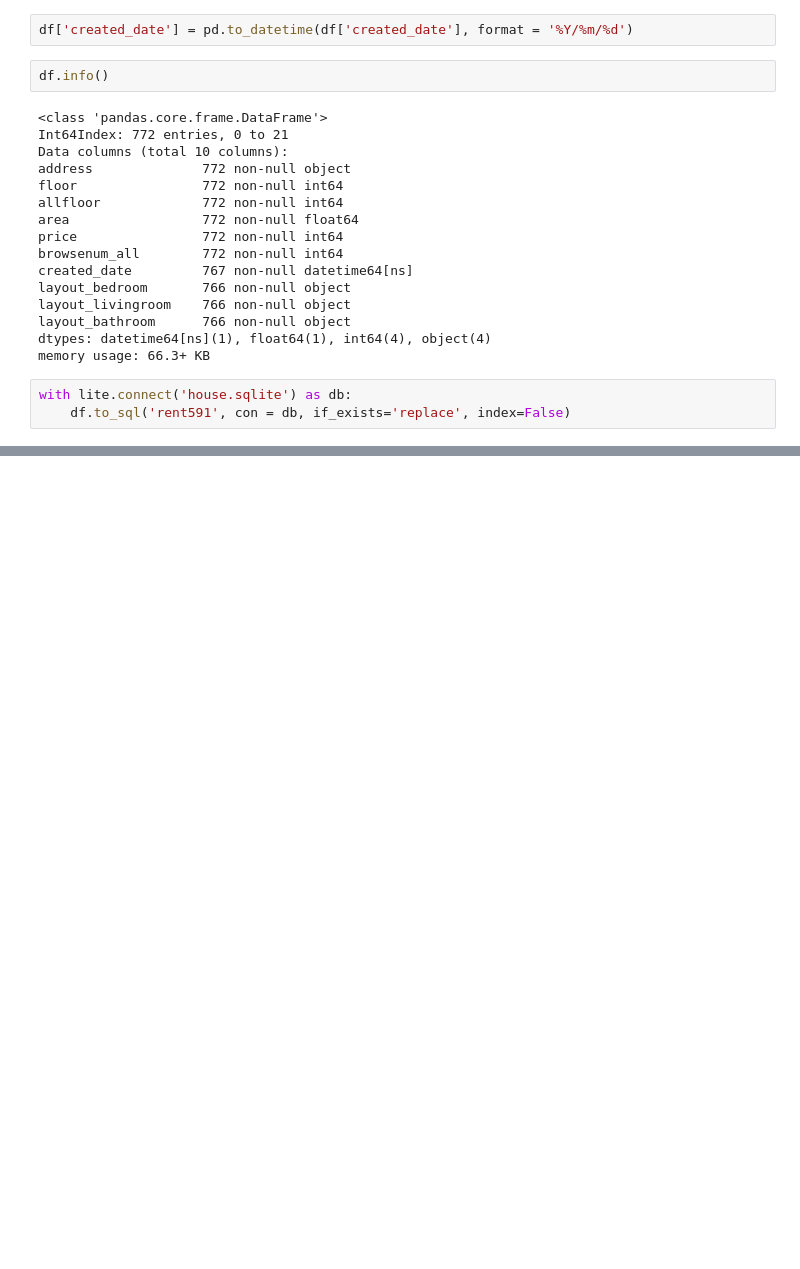
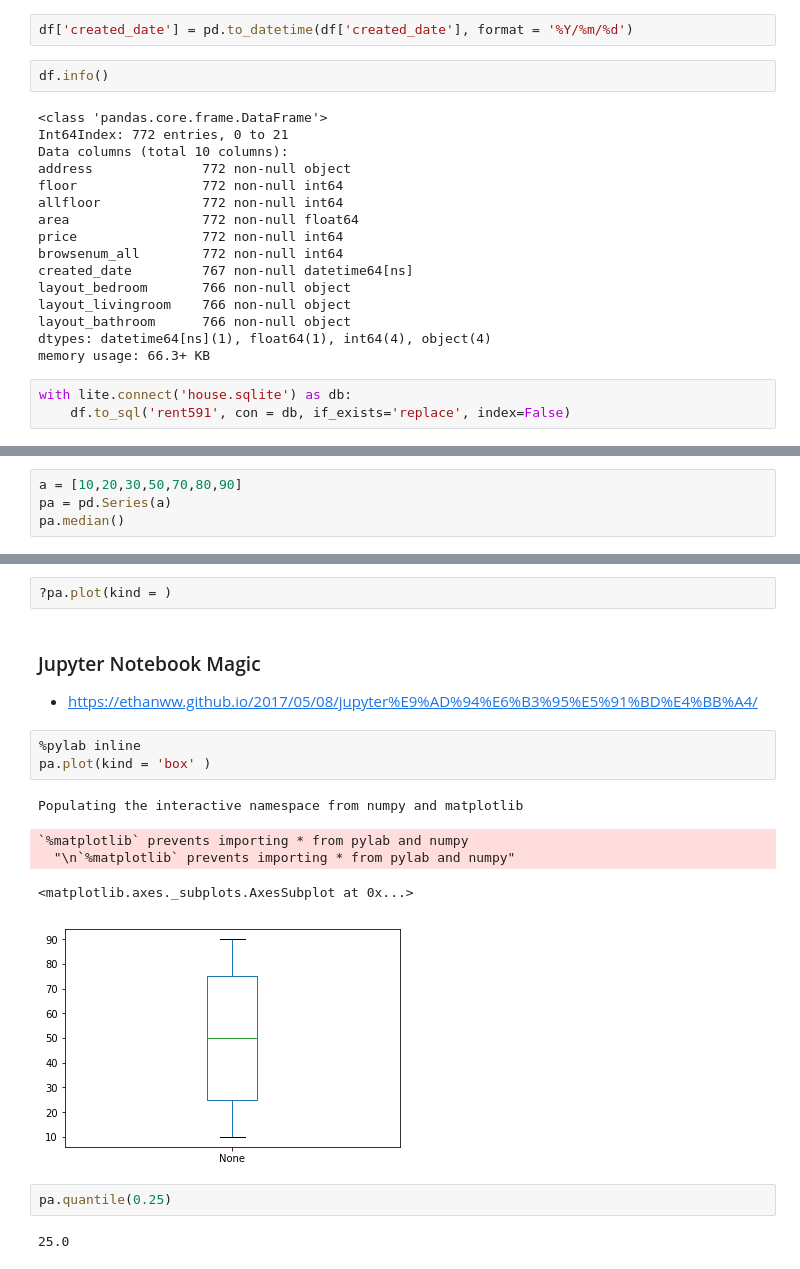
Before and after one commit to greenrmp/cathaylifepy, a Jupyter notebook: Demo20190709.ipynb, the cells around one changed output, grey strips where cells are left out. Saved outputs shown, nothing was run; the diff lists cells and outputs as text; blank space fills up the shorter version.

```diff
--- a/Demo20190709.ipynb
+++ b/Demo20190709.ipynb
@@ -954,0 +1139,4 @@ df2
+# %%
+a = [10,20,30,50,70,80,90]
+pa = pd.Series(a)
+pa.median()
@@ -954,0 +1175,18 @@ df2
+# %%
+?pa.plot(kind = )
+# %% [markdown]
+### Jupyter Notebook Magic
+- https://ethanww.github.io/2017/05/08/jupyter%E9%AD%94%E6%B3%95%E5%91%BD%E4%BB%A4/
+# %%
+%pylab inline
+pa.plot(kind = 'box' )
+# %% [output]
+Populating the interactive namespace from numpy and matplotlib
+`%matplotlib` prevents importing * from pylab and numpy
+  "\n`%matplotlib` prevents importing * from pylab and numpy"
+<matplotlib.axes._subplots.AxesSubplot at 0x...>
+[figure, added]
+# %%
+pa.quantile(0.25)
+# %% [output]
+25.0
```
Also changed, not shown: parts of 47 cells of this notebook.
